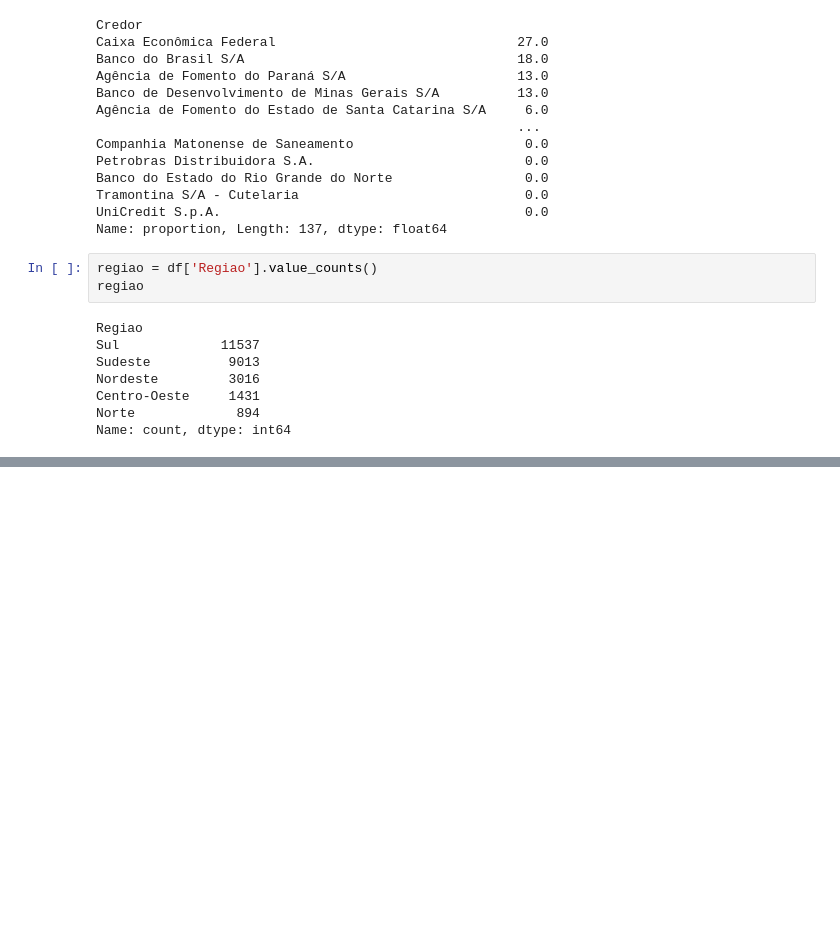
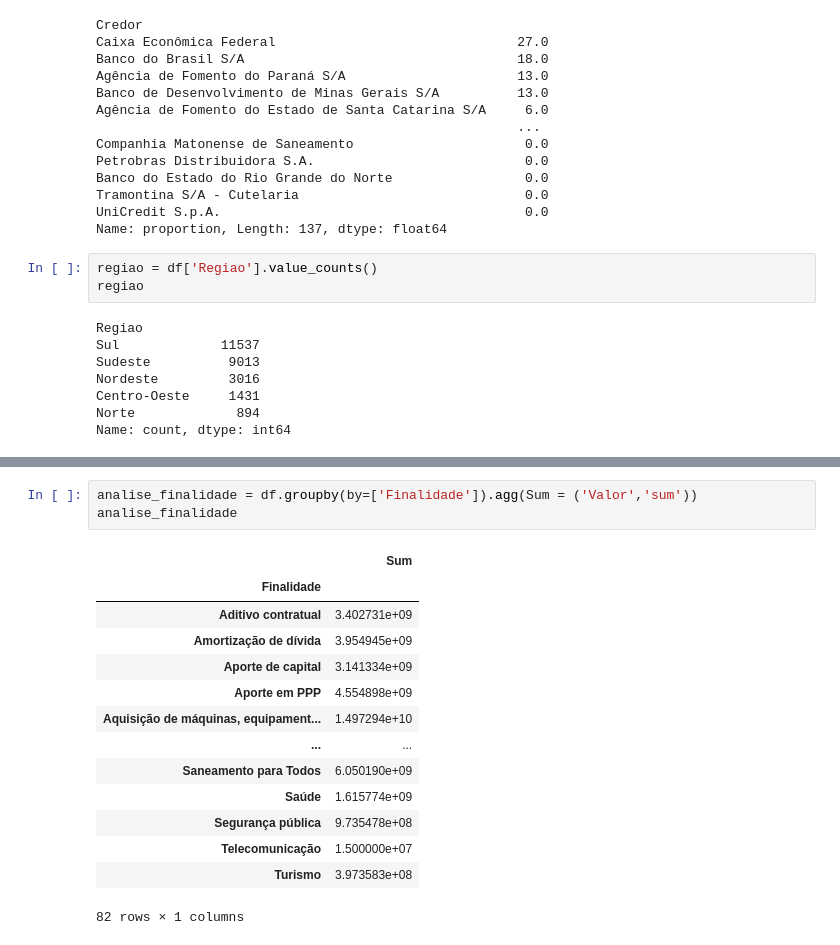
Before and after one commit to Samuelsilvestre/analise-credito-uniao, a Jupyter notebook: analytic/analytic.ipynb, the cells around one changed output, grey strips where cells are left out. Saved outputs shown, nothing was run; the diff lists cells and outputs as text; blank space fills up the shorter version.

```diff
--- a/analytic/analytic.ipynb
+++ b/analytic/analytic.ipynb
@@ -57,0 +123,18 @@ Name: count, dtype: int64
+# %%
+analise_finalidade = df.groupby(by=['Finalidade']).agg(Sum = ('Valor','sum'))
+analise_finalidade
+# %% [output]
+|  | Sum |
+| Finalidade |  |
+| Aditivo contratual | 3.402731e+09 |
+| Amortização de dívida | 3.954945e+09 |
+| Aporte de capital | 3.141334e+09 |
+| Aporte em PPP | 4.554898e+09 |
+| Aquisição de máquinas, equipament... | 1.497294e+10 |
+| ... | ... |
+| Saneamento para Todos | 6.050190e+09 |
+| Saúde | 1.615774e+09 |
+| Segurança pública | 9.735478e+08 |
+| Telecomunicação | 1.500000e+07 |
+| Turismo | 3.973583e+08 |
+82 rows × 1 columns
```
Also changed, not shown: parts of 7 cells of this notebook.
